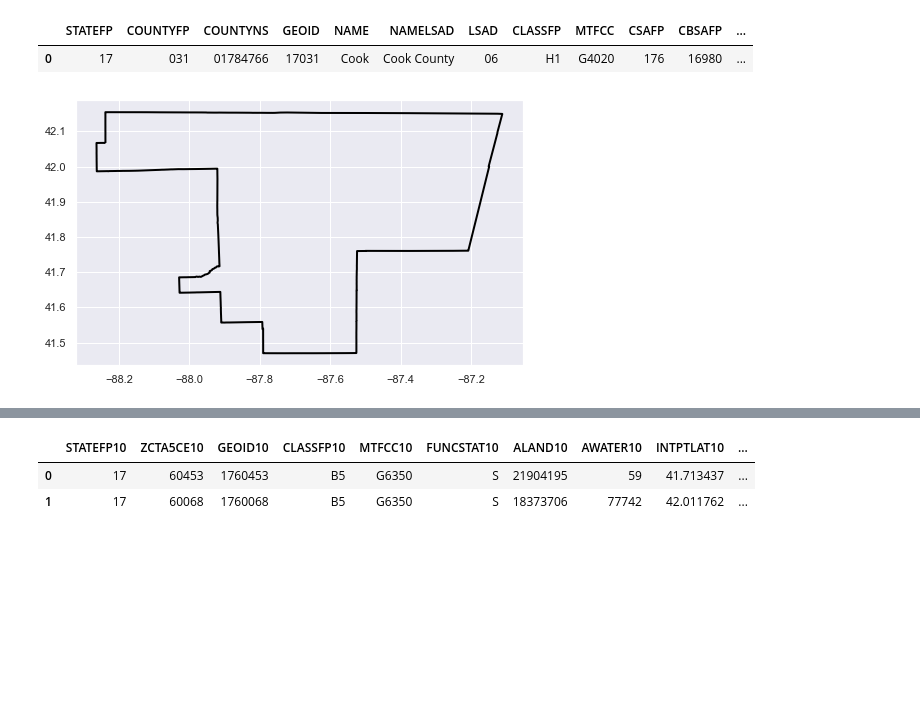
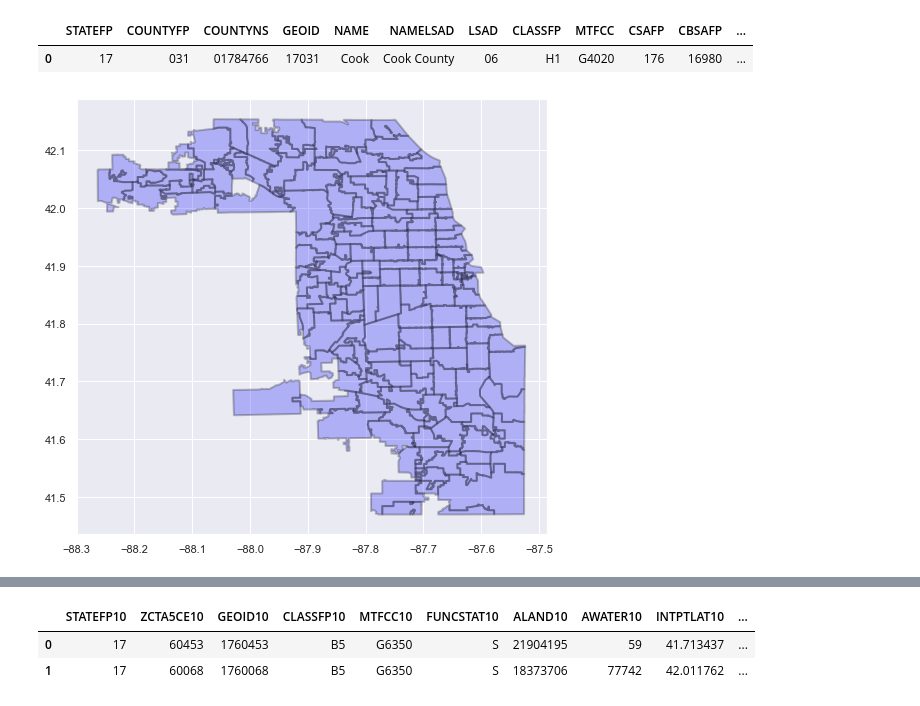
Before and after one commit to MattTriano/COVID-19_Viz, a Jupyter notebook: COVID-19_map.ipynb, the cells around one changed output, grey strips where cells are left out. Saved outputs shown, nothing was run; the diff lists cells and outputs as text; code cells hidden in the pictures; blank space fills up the shorter version.

```diff
--- a/COVID-19_map.ipynb
+++ b/COVID-19_map.ipynb
@@ -44,8 +47,8 @@ cook_county_area_zip_gdf = il_zip_code_gdf.loc[(il_zip_code_gdf['INTPTLAT10'] <=
 cook_county_area_zip_gdf.reset_index(drop=True, inplace=True)
 cook_zip_gdf = gpd.overlay(cook_county_area_zip_gdf, cook_county_gdf, how='intersection')
 # %%
-figsize=(8,8)
+figsize=(10,8)
 fig, ax = plt.subplots(figsize=figsize)
-base = cook_county_gdf.plot(figsize=figsize, color='none', edgecolor='black', linewidth=2, ax=ax)
+base = cook_zip_gdf.plot(figsize=figsize, color='blue', edgecolor='black', linewidth=2, alpha=0.25, ax=ax)
 # %% [output]
-[figure, old version]
+[figure, new version]
```
Also changed, not shown: parts of 23 cells of this notebook.
